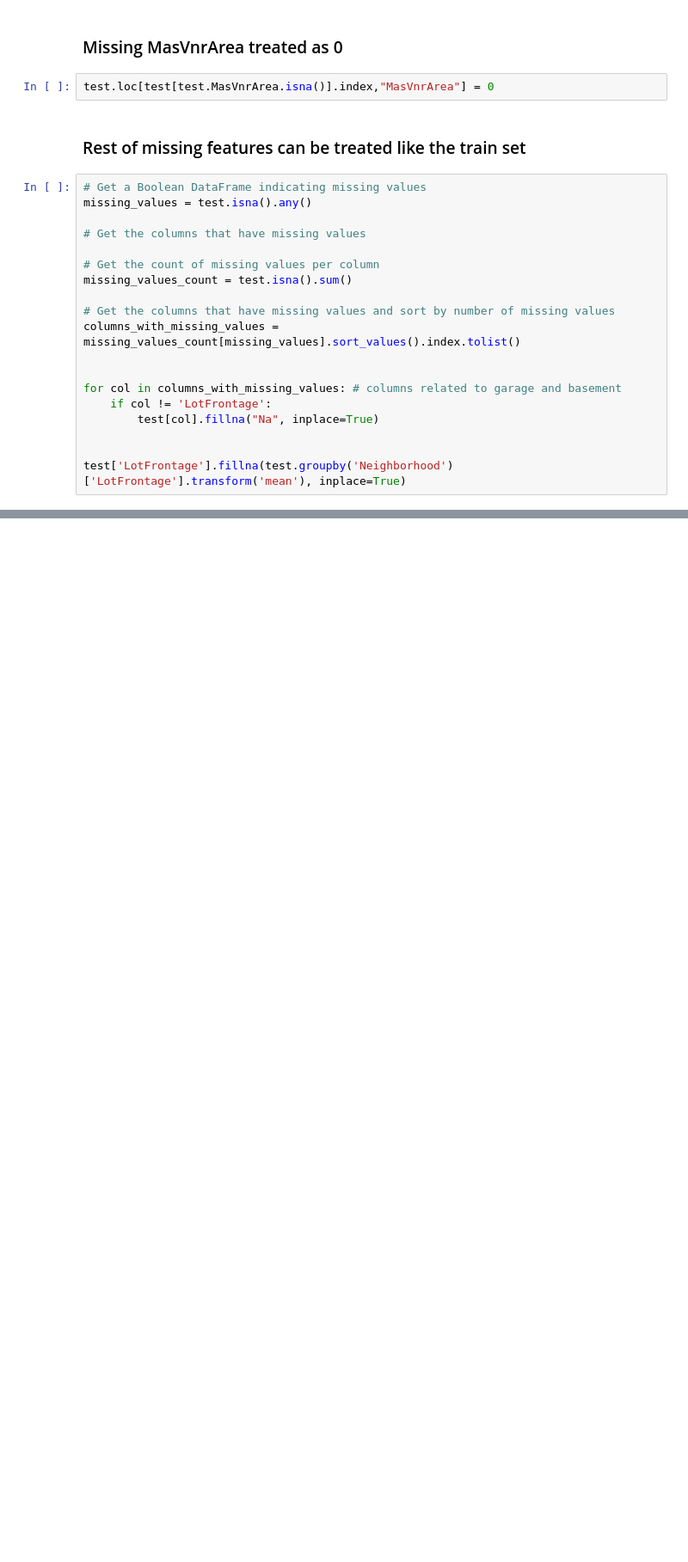
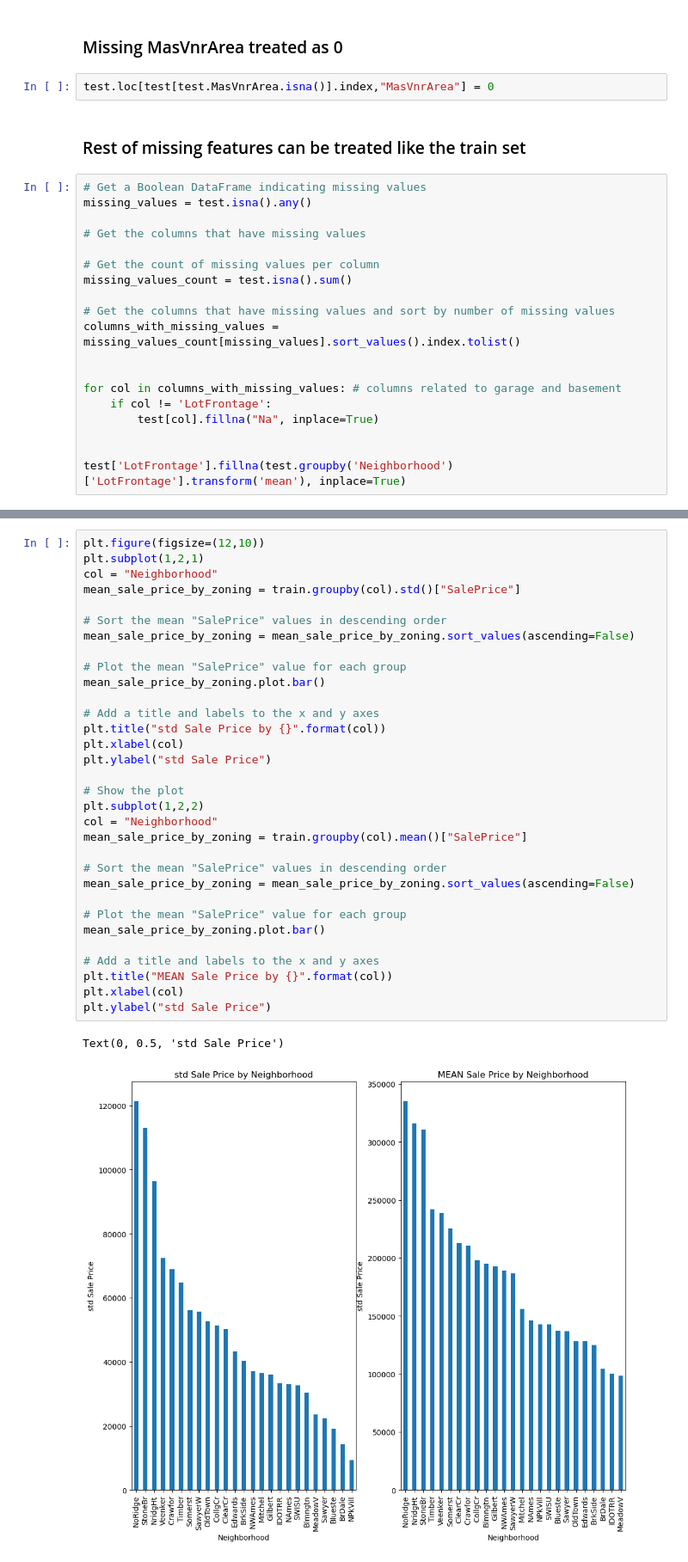
Before and after one commit to tryko/y_data_Itay_asaf_, a Jupyter notebook: Kaggle/Kaggle_ASAF.ipynb, the cells around one changed output, grey strips where cells are left out. Shown at 86% size. Saved outputs shown, nothing was run; the diff lists cells and outputs as text; blank space fills up the shorter version.

```diff
--- a/Kaggle/Kaggle_ASAF.ipynb
+++ b/Kaggle/Kaggle_ASAF.ipynb
@@ -524,0 +664,35 @@ CatBoostError: Bad value for num_feature[non_default_doc_idx=0,feature_idx=0]="R
+# %%
+plt.figure(figsize=(12,10))
+plt.subplot(1,2,1)
+col = "Neighborhood"
+mean_sale_price_by_zoning = train.groupby(col).std()["SalePrice"]
+
+# Sort the mean "SalePrice" values in descending order
+mean_sale_price_by_zoning = mean_sale_price_by_zoning.sort_values(ascending=False)
+
+# Plot the mean "SalePrice" value for each group
+mean_sale_price_by_zoning.plot.bar()
+
+# Add a title and labels to the x and y axes
+plt.title("std Sale Price by {}".format(col))
+plt.xlabel(col)
+plt.ylabel("std Sale Price")
+
+# Show the plot
+plt.subplot(1,2,2)
+col = "Neighborhood"
+mean_sale_price_by_zoning = train.groupby(col).mean()["SalePrice"]
+
+# Sort the mean "SalePrice" values in descending order
+mean_sale_price_by_zoning = mean_sale_price_by_zoning.sort_values(ascending=False)
+
+# Plot the mean "SalePrice" value for each group
+mean_sale_price_by_zoning.plot.bar()
+
+# Add a title and labels to the x and y axes
+plt.title("MEAN Sale Price by {}".format(col))
+plt.xlabel(col)
+plt.ylabel("std Sale Price")
+# %% [output]
+Text(0, 0.5, 'std Sale Price')
+[figure, added]
```
Also changed, not shown: parts of 19 cells of this notebook, 6 other files.
